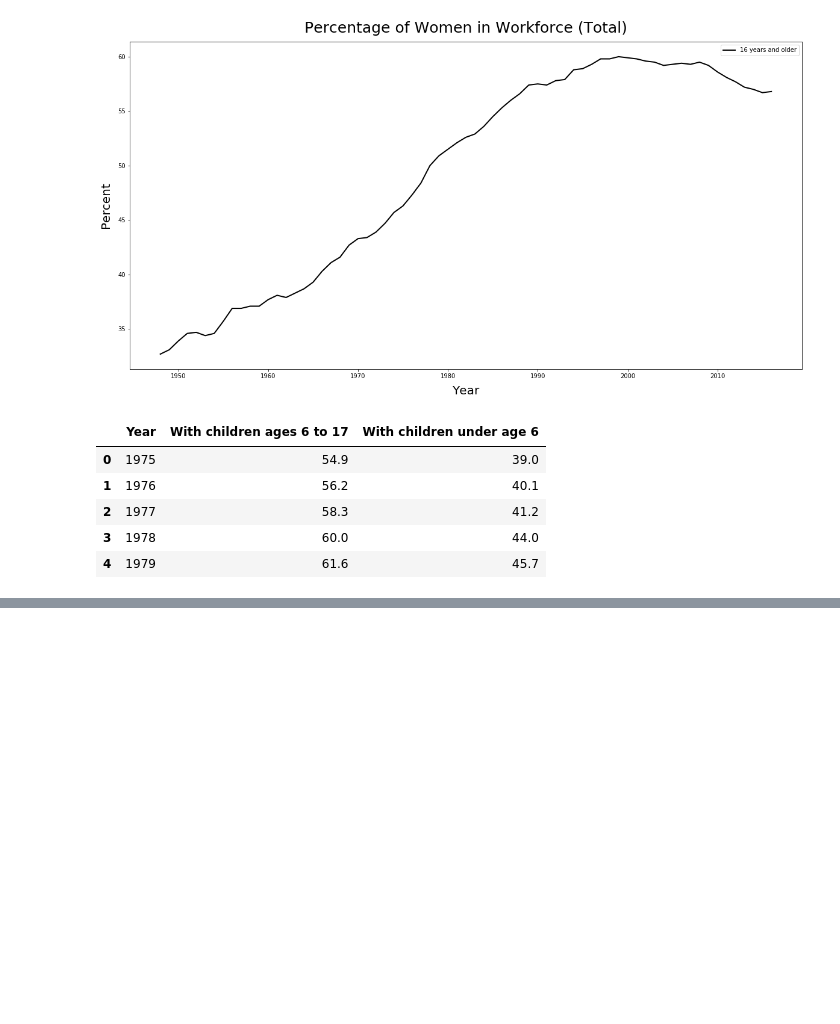
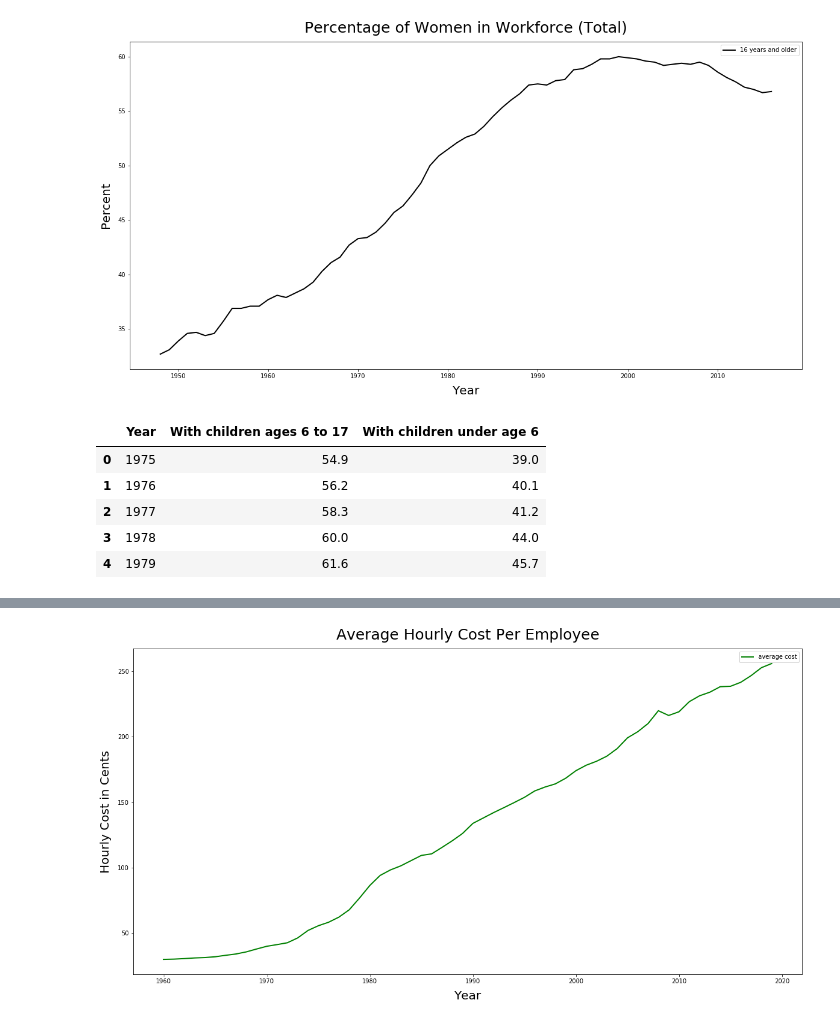
Before and after one commit to kathleeng77/Open-Source-Project-1, a Jupyter notebook: women-in-workforce-analysis.ipynb, the cells around one changed output, grey strips where cells are left out. Saved outputs shown, nothing was run; the diff lists cells and outputs as text; code cells hidden in the pictures; blank space fills up the shorter version.

Commit message:
updated analysis to include avg cost per employee

```diff
--- a/women-in-workforce-analysis.ipynb
+++ b/women-in-workforce-analysis.ipynb
@@ -262,0 +257,4 @@ plt.savefig("Images/women-workforce-byyoungestchild-lineplot.png",bbox_inches="t
+# %%
+# average cost per employer per hour
+df = pd.read_csv('data/avg-hourly-employee-cost.csv')
+df.head()
@@ -262,0 +268,17 @@ plt.savefig("Images/women-workforce-byyoungestchild-lineplot.png",bbox_inches="t
+# %%
+byyear = df.groupby('Year')
+# byyear['Value'].max()
+# byyear['Year'].unique()
+x = byyear['Year'].unique()
+y = byyear['Value'].max()
+# %%
+plt.figure(figsize=(20,10))
+plt.title("Average Hourly Cost Per Employee", fontsize=25, pad=15)
+plt.xlabel("Year",  fontsize=20, labelpad=10)
+plt.ylabel("Hourly Cost in Cents", fontsize=20, labelpad=10)
+plt.plot(x, y, color='green', linewidth=2, label="average cost")
+plt.legend()
+plt.savefig("Images/average-hourly-cost-per-employee-lineplot.png",bbox_inches="tight")
+plt.show()
+# %% [output]
+[figure, added]
```
Also changed, not shown: parts of 7 cells of this notebook, 2 other files.
